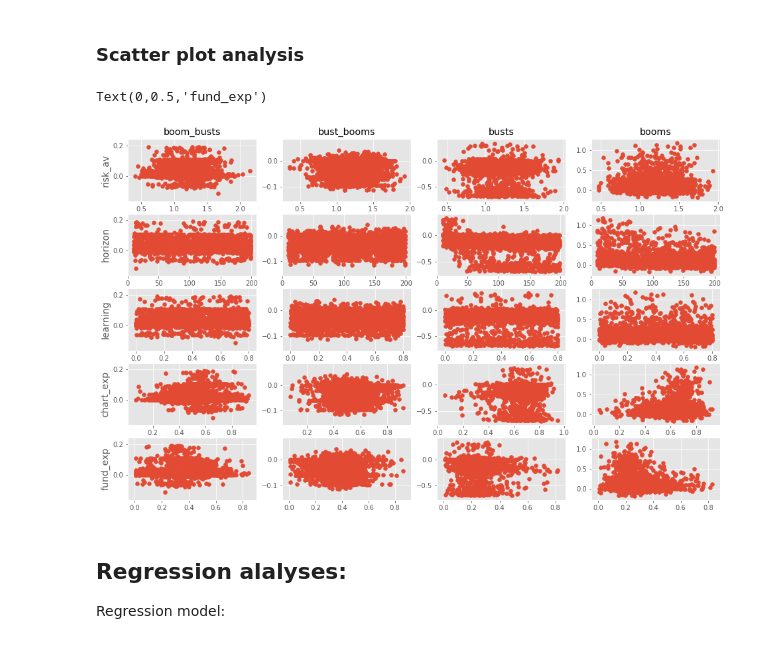
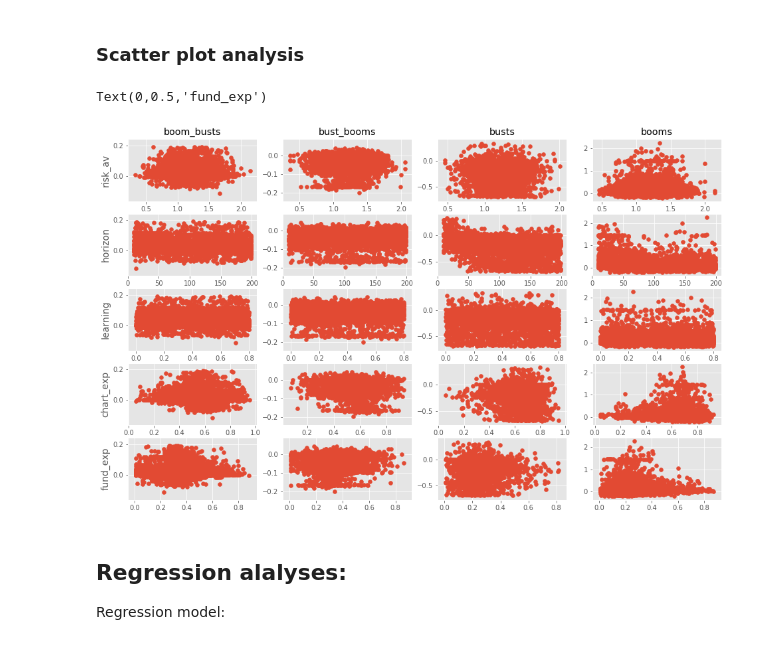
Before and after one commit to joerischasfoort/bubble-inequality, a Jupyter notebook: bubble_consequences.ipynb, the cells around one changed output. Drawn from its saved outputs; the diff is of its cells as text; code cells hidden in the pictures.

```diff
--- a/bubble_consequences.ipynb
+++ b/bubble_consequences.ipynb
@@ -296,6 +368,8 @@ Create dataframe of wealth changes and characteristics
 redistr_df = pd.DataFrame({'wealth_change': all_profits, 'bubble_type': all_bubbles, 'risk_av': rav,
               'horizon': hors, 'learning': learn_ab, 'chart_exp': chart_exp, 'fund_exp': fund_exp})
 redistr_df['const'] = 1
+# %%
+redistr_df = pd.get_dummies(redistr_df, columns = ['bubble_type'], drop_first=True).rename(columns={'bubble_type_boom-bust': 'bubble_type_boom_bust', 'bubble_type_bust-boom': 'bubble_type_bust_boom'})
 # %%
 redistr_df.head(3)
 # %% [output]
@@ -313,55 +382,60 @@ booms = redistr_df.query('bubble_type == "boom"')
+# %%
+boom_busts_r = redistr_df.query('bubble_type_boom_bust == 1')
+bust_booms_r = redistr_df.query('bubble_type_bust_boom == 1')
+busts_r = redistr_df.query('bubble_type_bust == 1')
+booms_r = redistr_df.query('bubble_type_boom_bust != 1 and bubble_type_bust_boom != 1 and bubble_type_bust != 1')
 # %% [markdown]
 ### Scatter plot analysis
 # %%
 fig, ((ax1, ax2, ax3, ax4), (ax5, ax6, ax7, ax8), (ax9, ax10, ax11, ax12),
       (ax13, ax14, ax15, ax16), (ax17, ax18, ax19, ax20)) = plt.subplots(5, 4, figsize=[16,10])
 
-ax1.scatter(boom_busts['risk_av'], boom_busts['wealth_change'])
-ax2.scatter(bust_booms['risk_av'], bust_booms['wealth_change'])
-ax3.scatter(busts['risk_av'], busts['wealth_change'])
-ax4.scatter(booms['risk_av'], booms['wealth_change'])
+ax1.scatter(boom_busts_r['risk_av'], boom_busts_r['wealth_change'])
+ax2.scatter(bust_booms_r['risk_av'], bust_booms_r['wealth_change'])
+ax3.scatter(busts_r['risk_av'], busts_r['wealth_change'])
+ax4.scatter(booms_r['risk_av'], booms_r['wealth_change'])
 #axn1.scatter(no_bubble['magnitude'], no_bubble['gini_diff'])
 
-ax5.scatter(boom_busts['horizon'], boom_busts['wealth_change'])
-ax6.scatter(bust_booms['horizon'], bust_booms['wealth_change'])
-ax7.scatter(busts['horizon'], busts['wealth_change'])
-ax8.scatter(booms['horizon'], booms['wealth_change'])
+ax5.scatter(boom_busts_r['horizon'], boom_busts_r['wealth_change'])
+ax6.scatter(bust_booms_r['horizon'], bust_booms_r['wealth_change'])
+ax7.scatter(busts_r['horizon'], busts_r['wealth_change'])
+ax8.scatter(booms_r['horizon'], booms_r['wealth_change'])
 #axn2.scatter(no_bubble['magnitude'], no_bubble['palma_diff'])
 
-ax9.scatter(boom_busts['learning'], boom_busts['wealth_change'])
-ax10.scatter(bust_booms['learning'], bust_booms['wealth_change'])
-ax11.scatter(busts['learning'], busts['wealth_change'])
-ax12.scatter(booms['learning'], booms['wealth_change'])
+ax9.scatter(boom_busts_r['learning'], boom_busts_r['wealth_change'])
+ax10.scatter(bust_booms_r['learning'], bust_booms_r['wealth_change'])
+ax11.scatter(busts_r['learning'], busts_r['wealth_change'])
+ax12.scatter(booms_r['learning'], booms_r['wealth_change'])
 #axn3.scatter(no_bubble['magnitude'], no_bubble['twtw_diff'])
 
-ax13.scatter(boom_busts['chart_exp'], boom_busts['wealth_change'])
-ax14.scatter(bust_booms['chart_exp'], bust_booms['wealth_change'])
-ax15.scatter(busts['chart_exp'], busts['wealth_change'])
-ax16.scatter(booms['chart_exp'], booms['wealth_change'])
+ax13.scatter(boom_busts_r['chart_exp'], boom_busts_r['wealth_change'])
+ax14.scatter(bust_booms_r['chart_exp'], bust_booms_r['wealth_change'])
+ax15.scatter(busts_r['chart_exp'], busts_r['wealth_change'])
+ax16.scatter(booms_r['chart_exp'], booms_r['wealth_change'])
 #axn2.scatter(no_bubble['magnitude'], no_bubble['palma_diff'])
 
-ax17.scatter(boom_busts['fund_exp'], boom_busts['wealth_change'])
-ax18.scatter(bust_booms['fund_exp'], bust_booms['wealth_change'])
-ax19.scatter(busts['fund_exp'], busts['wealth_change'])
-ax20.scatter(booms['fund_exp'], booms['wealth_change'])
+ax17.scatter(boom_busts_r['fund_exp'], boom_busts_r['wealth_change'])
+ax18.scatter(bust_booms_r['fund_exp'], bust_booms_r['wealth_change'])
+ax19.scatter(busts_r['fund_exp'], busts_r['wealth_change'])
+ax20.scatter(booms_r['fund_exp'], booms_r['wealth_change'])
 #axn3.scatter(no_bubble['magnitude'], no_bubble['twtw_diff'])
 
 ax1.set_title('boom_busts')
 ax2.set_title('bust_booms')
 ax3.set_title('busts')
 ax4.set_title('booms')
 #axn1.set_title('no_bubble')
 
 ax1.set_ylabel('risk_av', fontsize=14)
 ax5.set_ylabel('horizon', fontsize=14)
 ax9.set_ylabel('learning', fontsize=14)
 ax13.set_ylabel('chart_exp', fontsize=14)
 ax17.set_ylabel('fund_exp', fontsize=14)
 
 #TODO change layout
 # %% [output]
 Text(0,0.5,'fund_exp')
-[figure, old version]
+[figure, new version]
 # %% [markdown]
 ## Regression alalyses:
 
```
Also changed, not shown: parts of 19 cells of this notebook, 15 other files.
